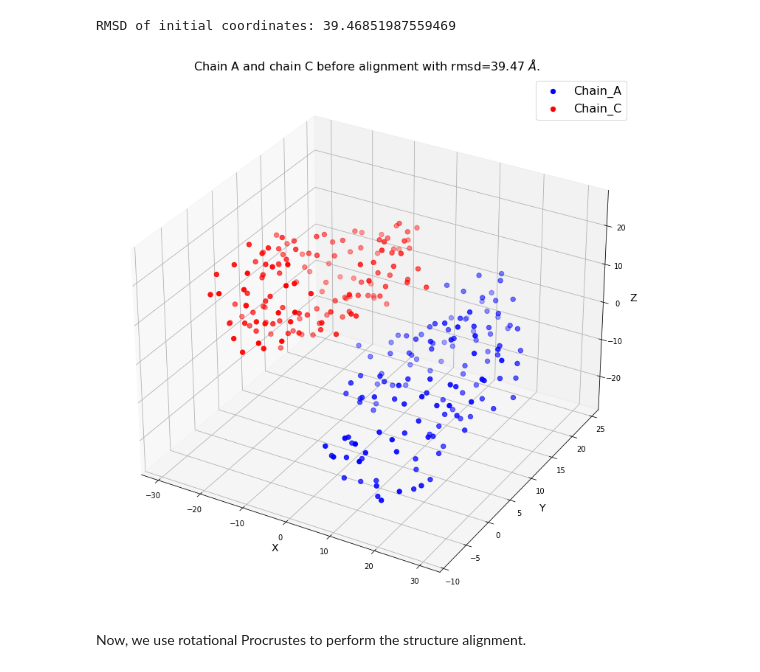
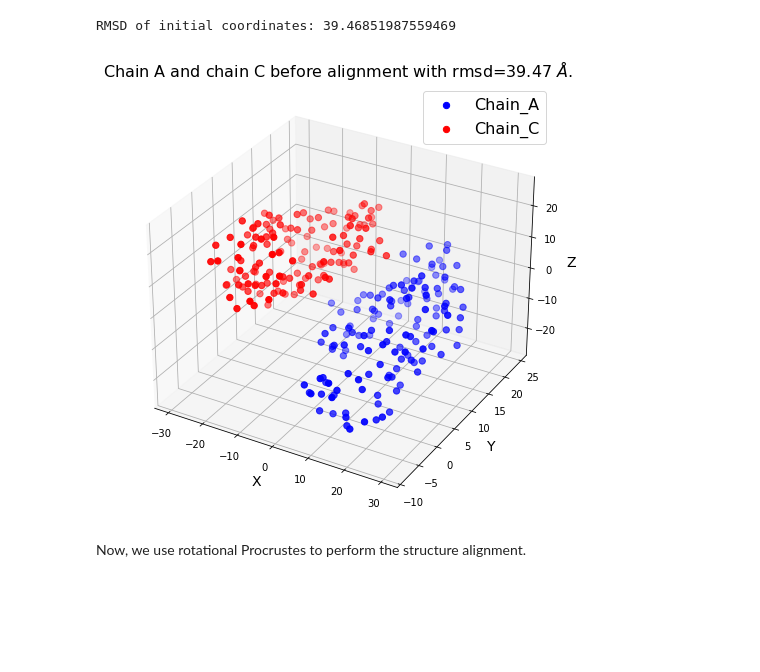
Before and after one commit to theochem/procrustes, a Jupyter notebook: docs/notebooks/Chemical_Structure_Alignment.ipynb, the cells around one changed output. Drawn from its saved outputs; the diff is of its cells as text; code cells hidden in the pictures; blank space fills up the shorter version.

Commit message:
Use a smaller figure size

```diff
--- a/docs/notebooks/Chemical_Structure_Alignment.ipynb
+++ b/docs/notebooks/Chemical_Structure_Alignment.ipynb
@@ -118,12 +118,13 @@ def plot_atom_coordinates(coords1, coords2,
 # %%
 # plot the coordinates before alignment which reproduces Fig. (ii)
 plot_atom_coordinates(coords1=ca_a,
                       coords2=ca_c,
+                      figsize=(8, 6),
                       label1="Chain_A",
                       label2="Chain_C",
                       title="Chain A and chain C before alignment with rmsd={:0.2f} $\AA$.".format(rmsd_before))
 # %% [output]
-[figure, old version]
+[figure, new version]
 # %% [markdown]
 Now, we use rotational Procrustes to perform the structure alignment.
 # %%
```
Also changed, not shown: parts of 1 cell of this notebook.
